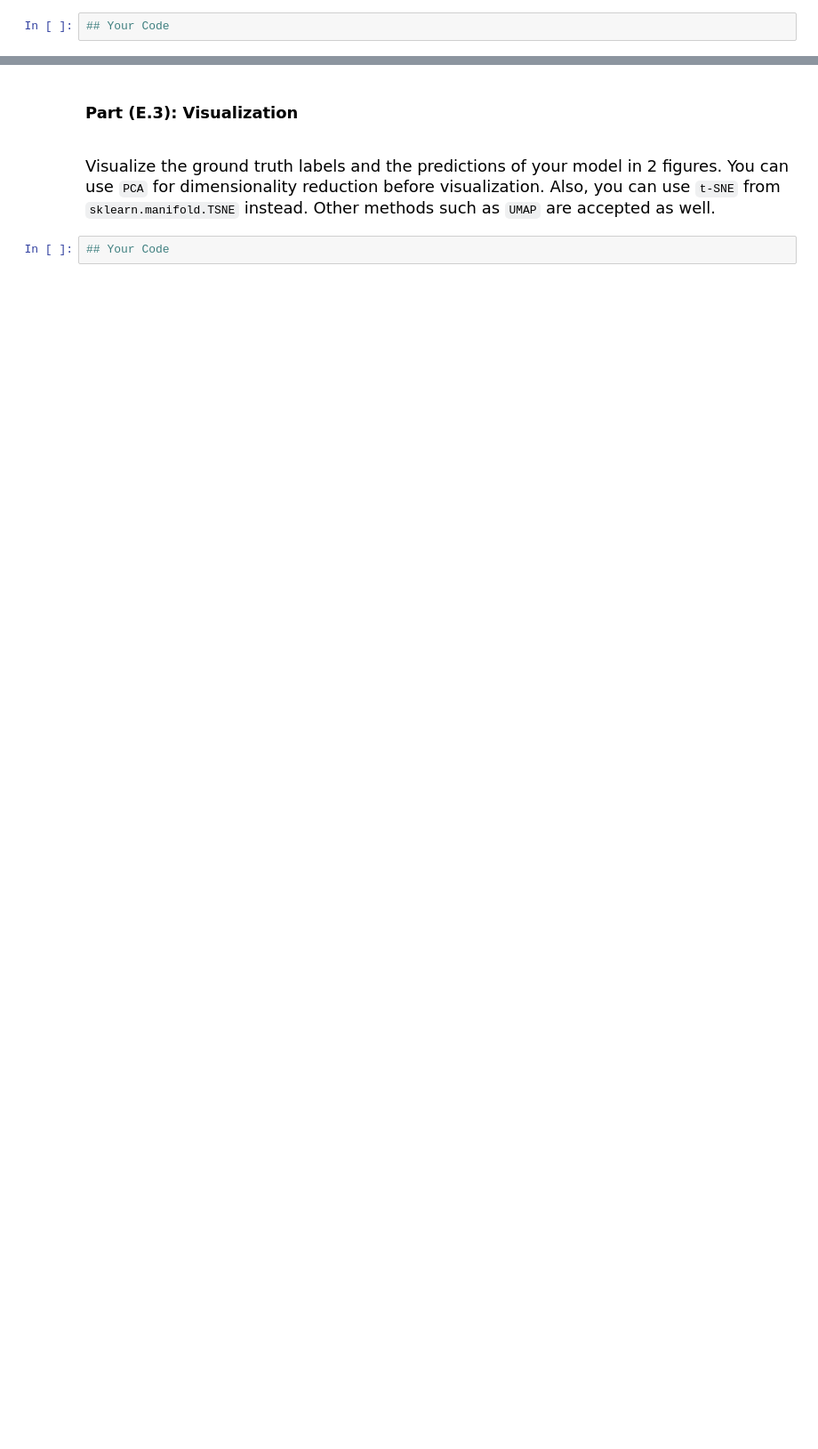
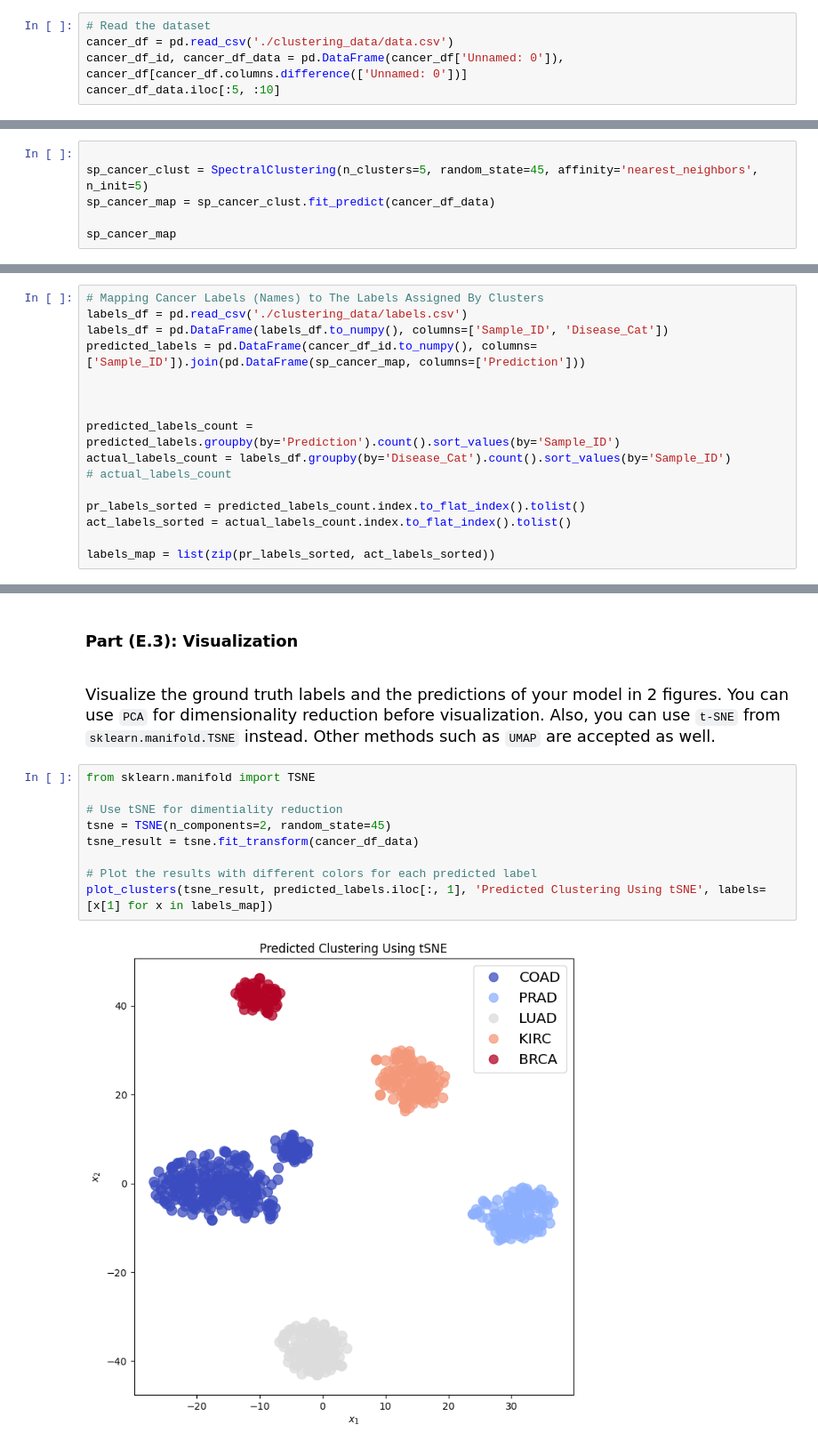
Before and after one commit to jrazi/machine-learning-bioinformatics-assignments-spring-2023, a Jupyter notebook: A1/HW1_MLforBio_Practical/HW1_MLforBio_Spectral Clustering.ipynb, the cells around one changed output, grey strips where cells are left out. Shown at 89% size. Cells and saved outputs as stored; diff of their text form; blank space fills up the shorter version.

```diff
--- a/A1/HW1_MLforBio_Practical/HW1_MLforBio_Spectral Clustering.ipynb
+++ b/A1/HW1_MLforBio_Practical/HW1_MLforBio_Spectral Clustering.ipynb
@@ -155,4 +204,7 @@ There are 801 instances with 20531 attributes, which are the gene expressions am
 <font face="Arial" size=4>
 Assume that the true labels are unknown and we cannot use classification methods to distinguish cancer types. Use Spectral Clustering method and try to cluster the data as best as you can. You are allowed to use <code>sklearn.cluster.SpectralClustering</code> for this purpose. The choice of hyperparameters are on your own.
 # %%
-## Your Code
+# Read the dataset
+cancer_df = pd.read_csv('./clustering_data/data.csv')
+cancer_df_id, cancer_df_data = pd.DataFrame(cancer_df['Unnamed: 0']), cancer_df[cancer_df.columns.difference(['Unnamed: 0'])]
+cancer_df_data.iloc[:5, :10]
@@ -158,0 +218,6 @@ Assume that the true labels are unknown and we cannot use classification methods
+# %%
+
+sp_cancer_clust = SpectralClustering(n_clusters=5, random_state=45, affinity='nearest_neighbors', n_init=5)
+sp_cancer_map = sp_cancer_clust.fit_predict(cancer_df_data)
+
+sp_cancer_map
@@ -159,3 +242,19 @@ Assume that the true labels are unknown and we cannot use classification methods
+# %%
+# Mapping Cancer Labels (Names) to The Labels Assigned By Clusters
+labels_df = pd.read_csv('./clustering_data/labels.csv')
+labels_df = pd.DataFrame(labels_df.to_numpy(), columns=['Sample_ID', 'Disease_Cat'])
+predicted_labels = pd.DataFrame(cancer_df_id.to_numpy(), columns=['Sample_ID']).join(pd.DataFrame(sp_cancer_map, columns=['Prediction']))
+
+
+
+predicted_labels_count = predicted_labels.groupby(by='Prediction').count().sort_values(by='Sample_ID')
+actual_labels_count = labels_df.groupby(by='Disease_Cat').count().sort_values(by='Sample_ID')
+# actual_labels_count
+
+pr_labels_sorted = predicted_labels_count.index.to_flat_index().tolist()
+act_labels_sorted = actual_labels_count.index.to_flat_index().tolist()
+
+labels_map = list(zip(pr_labels_sorted, act_labels_sorted))
 # %% [markdown]
 ### Part (E.2): Evaluation of Clustering Algorithm
 
@@ -171,4 +284,13 @@ Search about the metrics that we can use for clustering purposes, given that we
 <font face="Arial" size=4><br>
 Visualize the ground truth labels and the predictions of your model in 2 figures. You can use <code>PCA</code> for dimensionality reduction before visualization. Also, you can use <code>t-SNE</code> from <code>sklearn.manifold.TSNE</code> instead. Other methods such as <code>UMAP</code> are accepted as well.
 # %%
-## Your Code
+from sklearn.manifold import TSNE
+
+# Use tSNE for dimentiality reduction
+tsne = TSNE(n_components=2, random_state=45)
+tsne_result = tsne.fit_transform(cancer_df_data)
+
+# Plot the results with different colors for each predicted label
+plot_clusters(tsne_result, predicted_labels.iloc[:, 1], 'Predicted Clustering Using tSNE', labels=[x[1] for x in labels_map])
+# %% [output]
+[figure, added]
```
Also changed, not shown: parts of 23 cells of this notebook, 17 other files.
